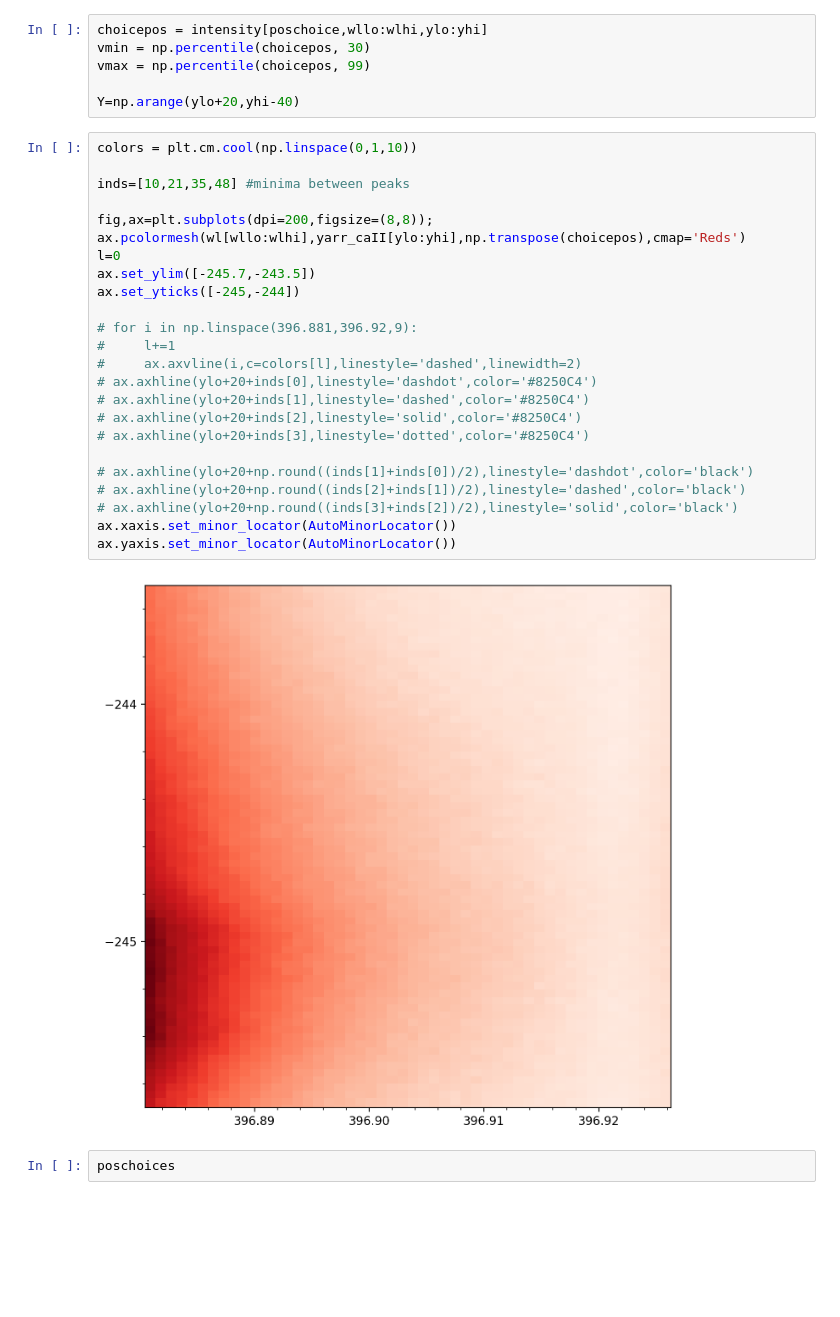
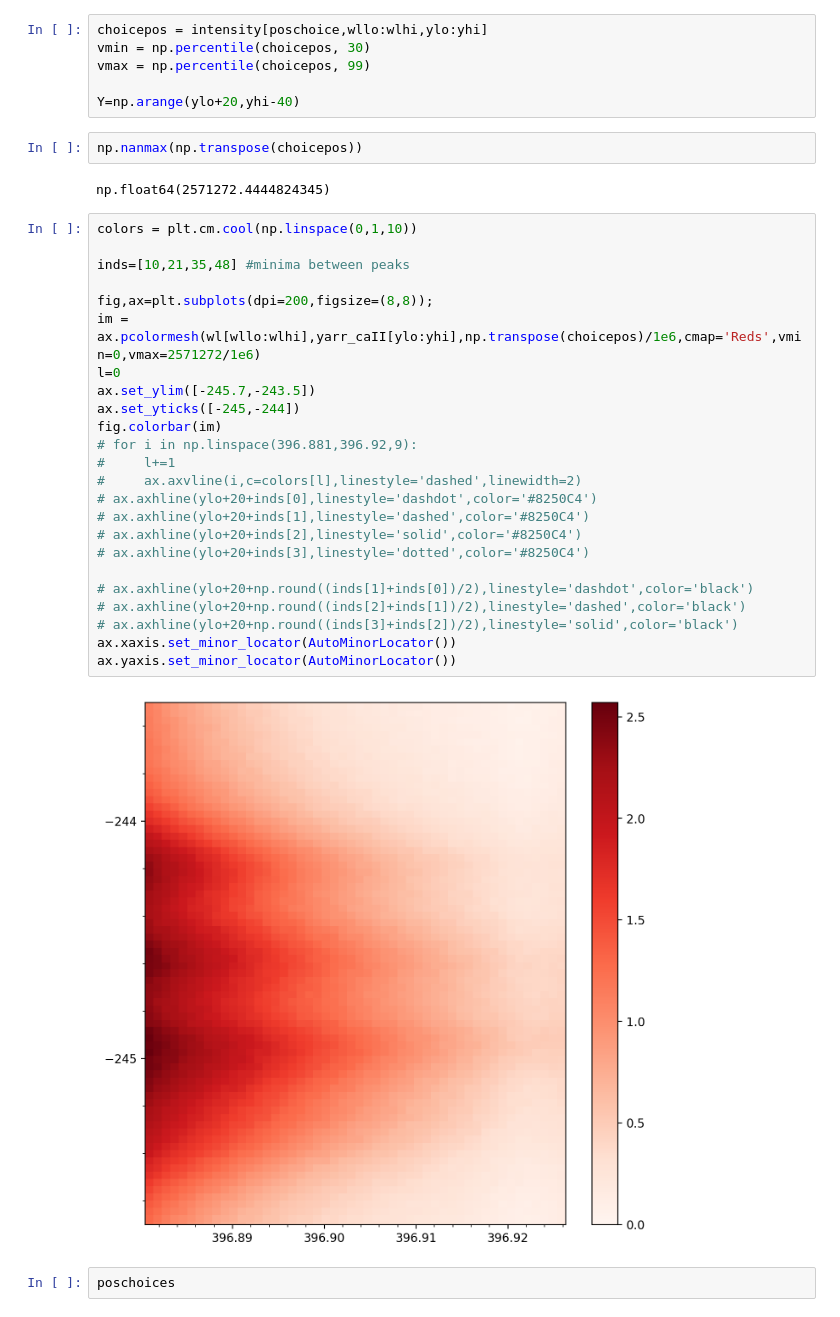
Before and after one commit to coletamburri2112/Flare_Patrol_Analysis, a Jupyter notebook: NOTEBOOKS/11_Aug_2024_Flare_Paper_Plots/ViSP_ultrafinestructure.ipynb, the cells around one changed output. Cells and saved outputs as stored; diff of their text form; blank space fills up the shorter version.

```diff
--- a/NOTEBOOKS/11_Aug_2024_Flare_Paper_Plots/ViSP_ultrafinestructure.ipynb
+++ b/NOTEBOOKS/11_Aug_2024_Flare_Paper_Plots/ViSP_ultrafinestructure.ipynb
@@ -87,32 +89,36 @@ vmin = np.percentile(choicepos, 30)
 vmax = np.percentile(choicepos, 99)
 
 Y=np.arange(ylo+20,yhi-40)
+# %%
+np.nanmax(np.transpose(choicepos))
+# %% [output]
+np.float64(2571272.4444824345)
 # %%
 colors = plt.cm.cool(np.linspace(0,1,10))
 
 inds=[10,21,35,48] #minima between peaks
 
 fig,ax=plt.subplots(dpi=200,figsize=(8,8));
-ax.pcolormesh(wl[wllo:wlhi],yarr_caII[ylo:yhi],np.transpose(choicepos),cmap='Reds')
+im = ax.pcolormesh(wl[wllo:wlhi],yarr_caII[ylo:yhi],np.transpose(choicepos)/1e6,cmap='Reds',vmin=0,vmax=2571272/1e6)
 l=0
 ax.set_ylim([-245.7,-243.5])
 ax.set_yticks([-245,-244])
-
+fig.colorbar(im)
 # for i in np.linspace(396.881,396.92,9):
 #     l+=1
 #     ax.axvline(i,c=colors[l],linestyle='dashed',linewidth=2)
 # ax.axhline(ylo+20+inds[0],linestyle='dashdot',color='#8250C4')
 # ax.axhline(ylo+20+inds[1],linestyle='dashed',color='#8250C4')
 # ax.axhline(ylo+20+inds[2],linestyle='solid',color='#8250C4')
 # ax.axhline(ylo+20+inds[3],linestyle='dotted',color='#8250C4')
 
 # ax.axhline(ylo+20+np.round((inds[1]+inds[0])/2),linestyle='dashdot',color='black')
 # ax.axhline(ylo+20+np.round((inds[2]+inds[1])/2),linestyle='dashed',color='black')
 # ax.axhline(ylo+20+np.round((inds[3]+inds[2])/2),linestyle='solid',color='black')
 ax.xaxis.set_minor_locator(AutoMinorLocator())
 ax.yaxis.set_minor_locator(AutoMinorLocator())
 # %% [output]
-[figure, old version]
+[figure, new version]
 # %%
 poschoices
 # %% [output]
```
Also changed, not shown: parts of 5 cells of this notebook, 4 other files.
